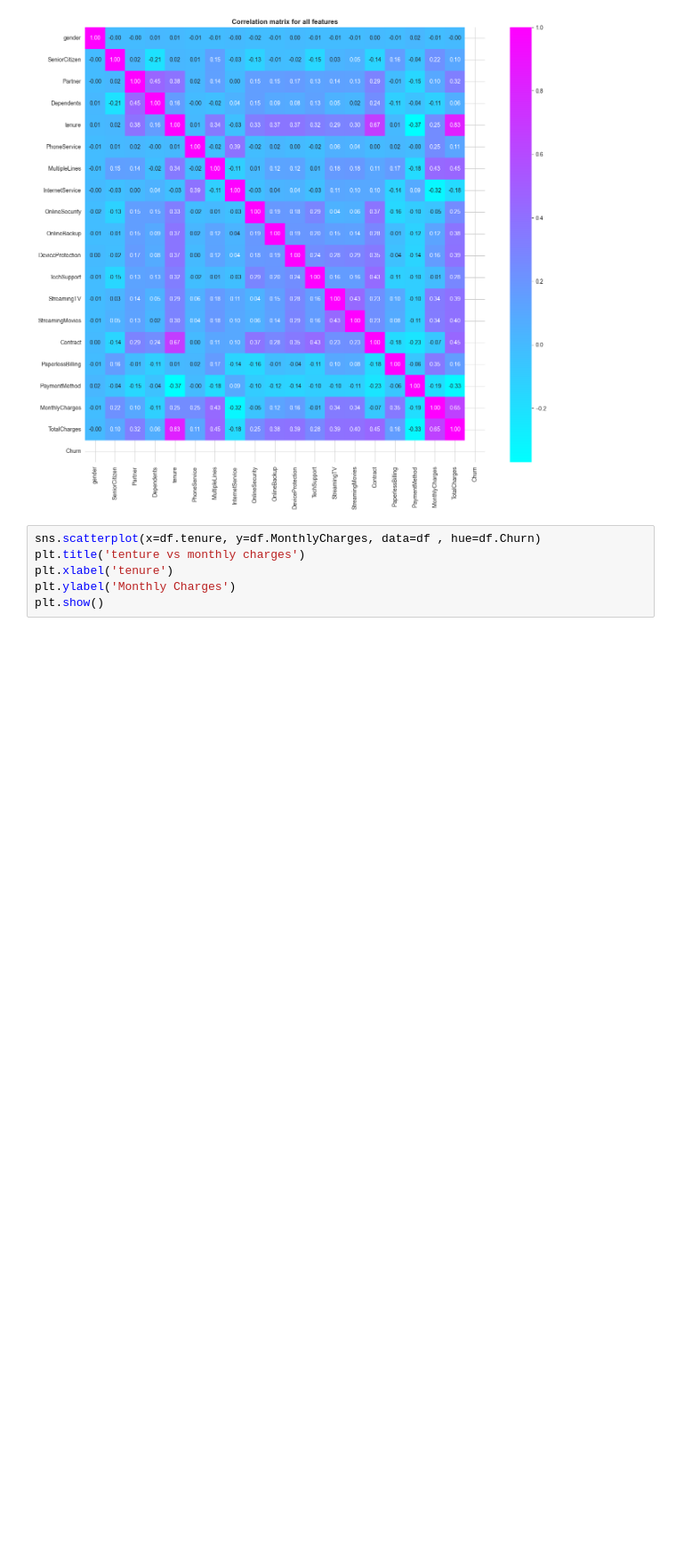
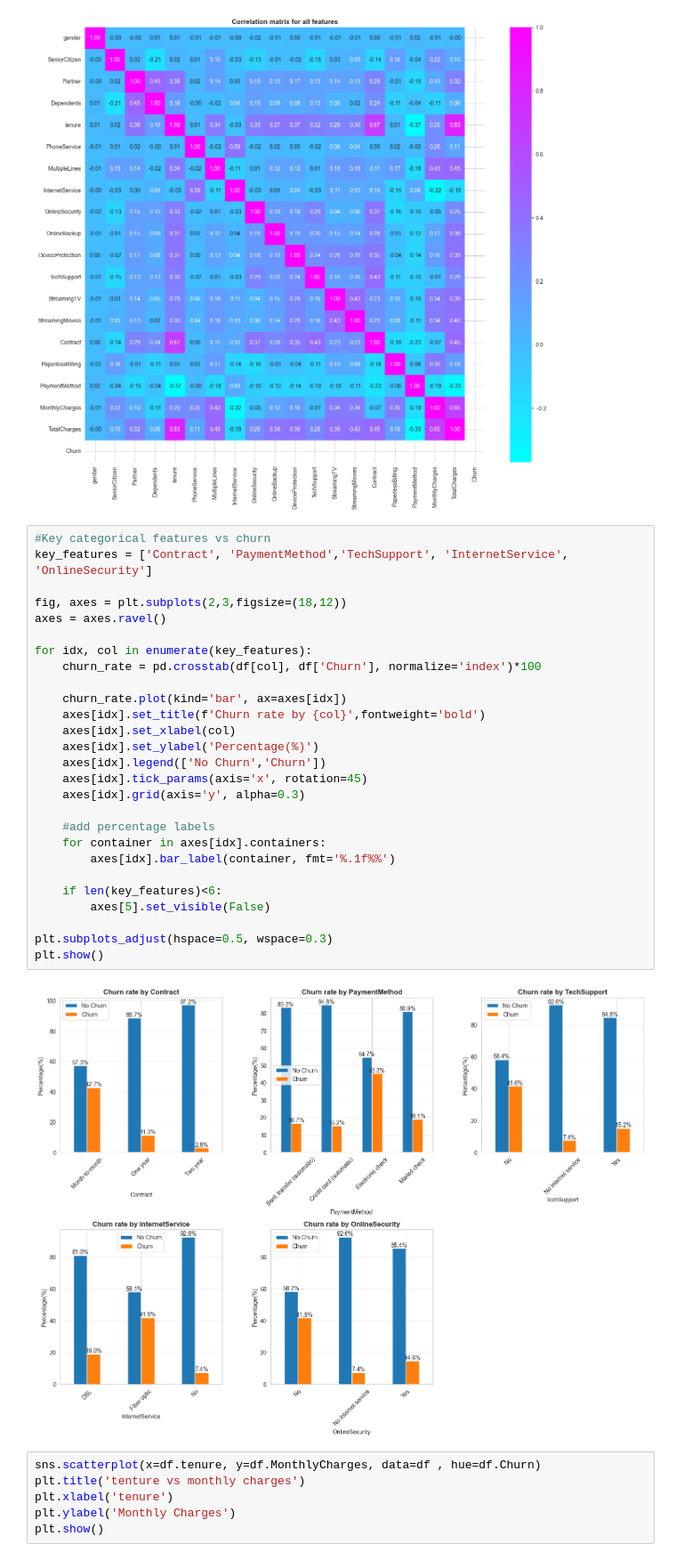
Before and after one commit to Niveka1998/telco-churn-prediction, a Jupyter notebook: Task1.ipynb, the cells around one changed output. Shown at 89% size. Cells and saved outputs as stored; diff of their text form; blank space fills up the shorter version.

Commit message:
key categorical features vs churn graphs done

```diff
--- a/Task1.ipynb
+++ b/Task1.ipynb
@@ -227,6 +229,35 @@ plt.title('Correlation matrix for all features', fontweight = 'bold')
 plt.show()
 # %% [output]
 [figure]
+# %%
+#Key categorical features vs churn
+key_features = ['Contract', 'PaymentMethod','TechSupport', 'InternetService', 'OnlineSecurity']
+
+fig, axes = plt.subplots(2,3,figsize=(18,12))
+axes = axes.ravel()
+
+for idx, col in enumerate(key_features):
+    churn_rate = pd.crosstab(df[col], df['Churn'], normalize='index')*100
+
+    churn_rate.plot(kind='bar', ax=axes[idx])
+    axes[idx].set_title(f'Churn rate by {col}',fontweight='bold')
+    axes[idx].set_xlabel(col)
+    axes[idx].set_ylabel('Percentage(%)')
+    axes[idx].legend(['No Churn','Churn'])
+    axes[idx].tick_params(axis='x', rotation=45)
+    axes[idx].grid(axis='y', alpha=0.3)
+
+    #add percentage labels
+    for container in axes[idx].containers:
+        axes[idx].bar_label(container, fmt='%.1f%%')
+
+    if len(key_features)<6:
+        axes[5].set_visible(False)
+
+plt.subplots_adjust(hspace=0.5, wspace=0.3)
+plt.show()
+# %% [output]
+[figure, added]
 # %%
 sns.scatterplot(x=df.tenure, y=df.MonthlyCharges, data=df , hue=df.Churn)
 plt.title('tenture vs monthly charges')
```
Also changed, not shown: parts of 1 cell of this notebook.
